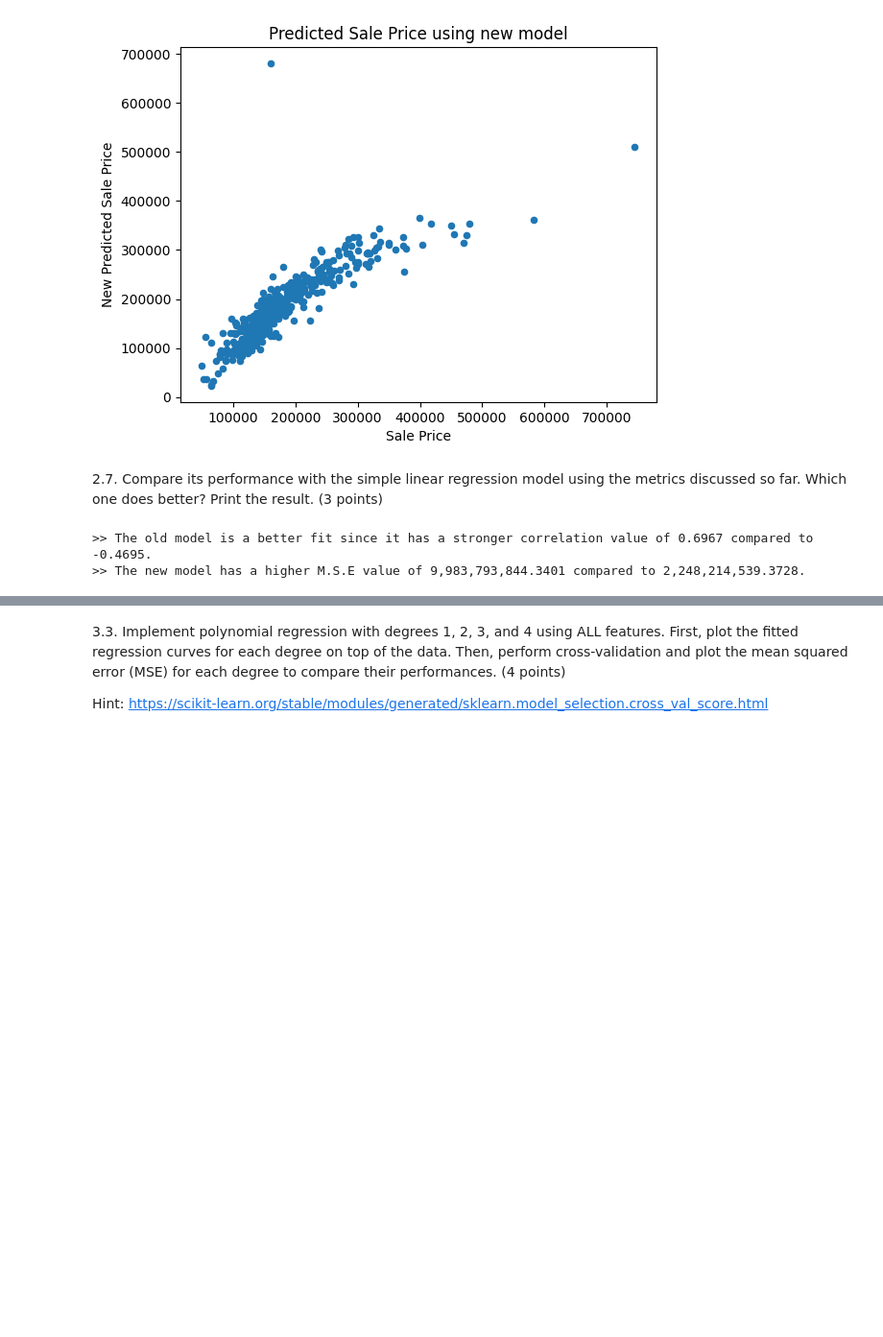
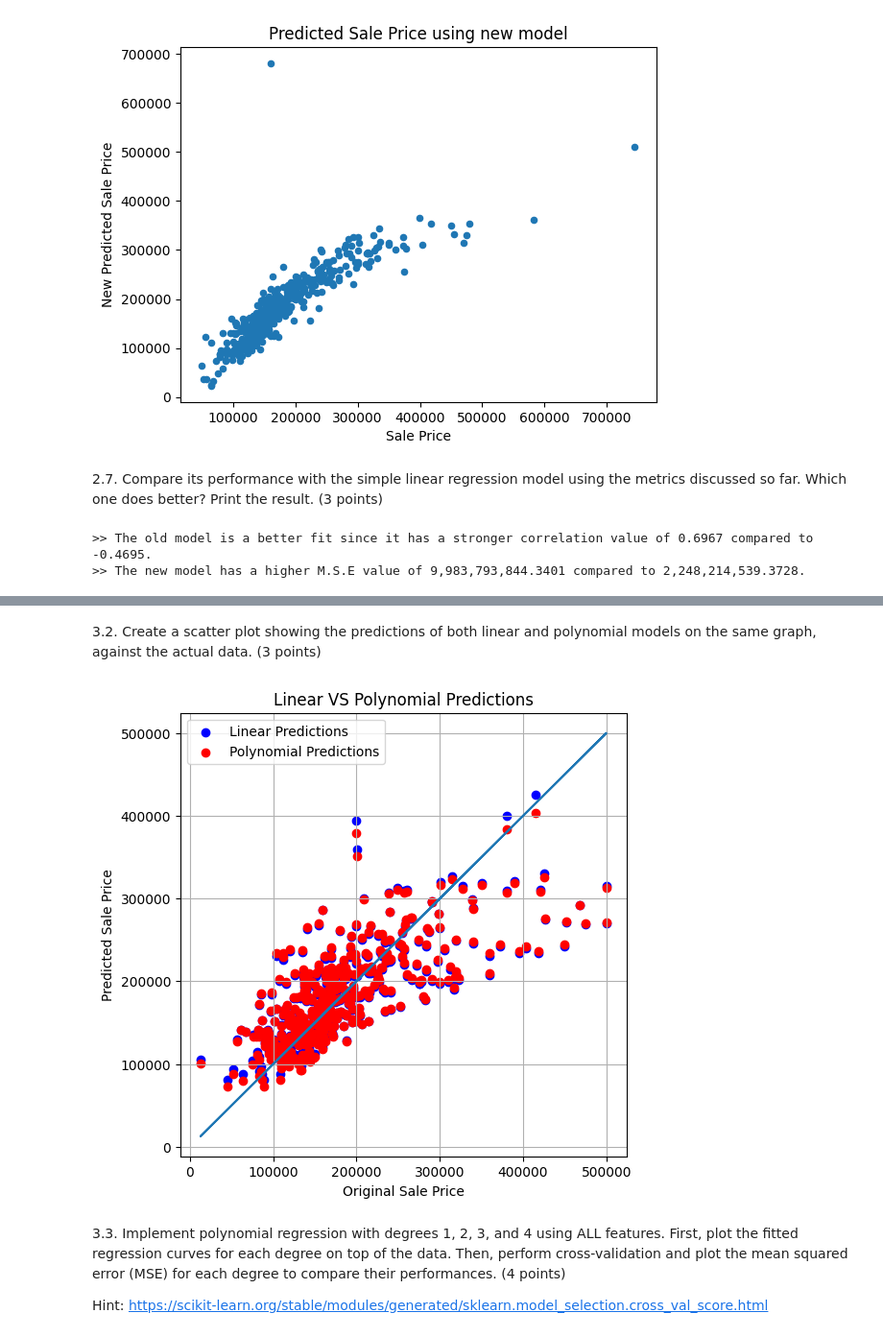
Before and after one commit to SpaceEnthusiast07/UNI, a Jupyter notebook: COM1011 - Machine Learning/Coursework/CW1/COM1011-750032575.ipynb, the cells around one changed output, grey strips where cells are left out. Shown at 96% size. Cells and saved outputs as stored; diff of their text form; code cells hidden in the pictures; blank space fills up the shorter version.

```diff
--- a/COM1011 - Machine Learning/Coursework/CW1/COM1011-750032575.ipynb
+++ b/COM1011 - Machine Learning/Coursework/CW1/COM1011-750032575.ipynb
@@ -441,3 +508,36 @@ _______________
+# %% [markdown]
+3.2.  Create a scatter plot showing the predictions of both linear and polynomial models on the same graph, against the actual data. (3 points)
+# %%
+# Answers here
+# Create a new blank canvas ready for the plot and setting the size to 6x6 inches
+plt.figure(figsize=(6,6))
+
+# Draw the first dataset onto a scatter plot
+plt.scatter(targetTest, linearPredictTarget, color="blue", label="Linear Predictions")
+
+# Draw the second dataset onto a scatter plot
+plt.scatter(targetTest, polyPredictTarget, color="red", label="Polynomial Predictions")
+
+# Plot a linear y = x line for reference
+plt.plot(targetTest, targetTest)
+
+# Add axes labels
+plt.xlabel("Original Sale Price")
+plt.ylabel("Predicted Sale Price")
+
+# Set plot title
+plt.title("Linear VS Polynomial Predictions")
+
+# Display the labels
+plt.legend()
+
+# Display a faint grid in the background
+plt.grid(True)
+
+# Renders the plot
+plt.show()
+# %% [output]
+[figure, added]
 # %% [markdown]
 3.3. Implement polynomial regression with degrees 1, 2, 3, and 4 using ALL features. First, plot the fitted regression curves for each degree on top of the data. Then, perform cross-validation and plot the mean squared error (MSE) for each degree to compare their performances. (4 points)
 
```
Also changed, not shown: parts of 7 cells of this notebook.
